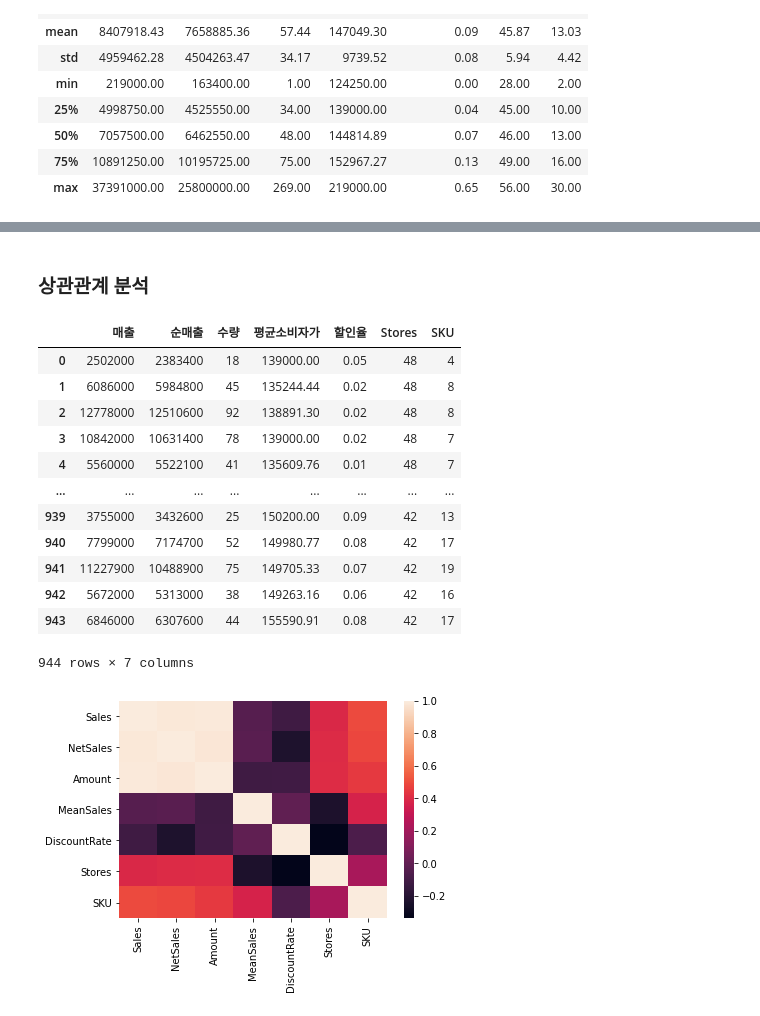
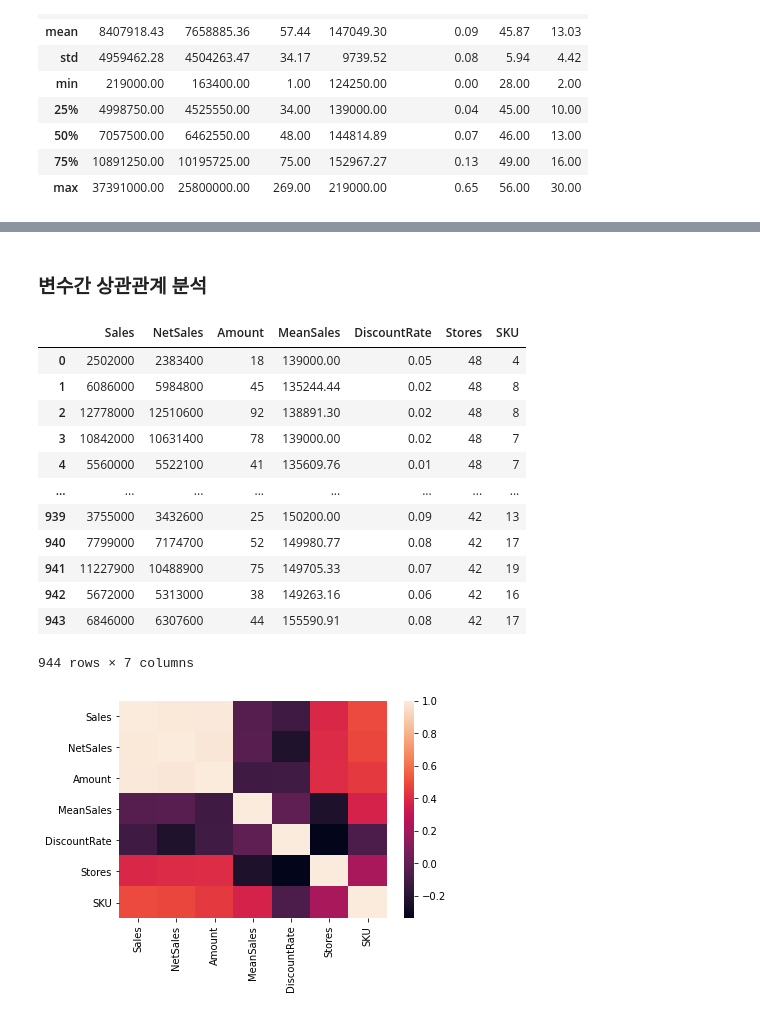
Before and after one commit to csLee94/project_notebook, a Jupyter notebook: SalesPredict_N.ipynb, the cells around one changed output, grey strips where cells are left out. Drawn from its saved outputs; the diff is of its cells as text; code cells hidden in the pictures.

```diff
--- a/SalesPredict_N.ipynb
+++ b/SalesPredict_N.ipynb
@@ -83,10 +141,10 @@ for tempcol in list(df.columns)[1:]:
 # %% [markdown]
-### 상관관계 분석
+### 변수간 상관관계 분석
 # %%
-tempdf = df[['매출', '순매출', '수량', '평균소비자가', '할인율', 'Stores', 'SKU']]
+tempdf = df[['Sales', 'NetSales', 'Amount', 'MeanSales', 'DiscountRate', 'Stores', 'SKU']]
 tempdf
 # %% [output]
-|  | 매출 | 순매출 | 수량 | 평균소비자가 | 할인율 | Stores | SKU |
+|  | Sales | NetSales | Amount | MeanSales | DiscountRate | Stores | SKU |
 | 0 | 2502000 | 2383400 | 18 | 139000.00 | 0.05 | 48 | 4 |
 | 1 | 6086000 | 5984800 | 45 | 135244.44 | 0.02 | 48 | 8 |
 | 2 | 12778000 | 12510600 | 92 | 138891.30 | 0.02 | 48 | 8 |
```
Also changed, not shown: parts of 41 cells of this notebook.
